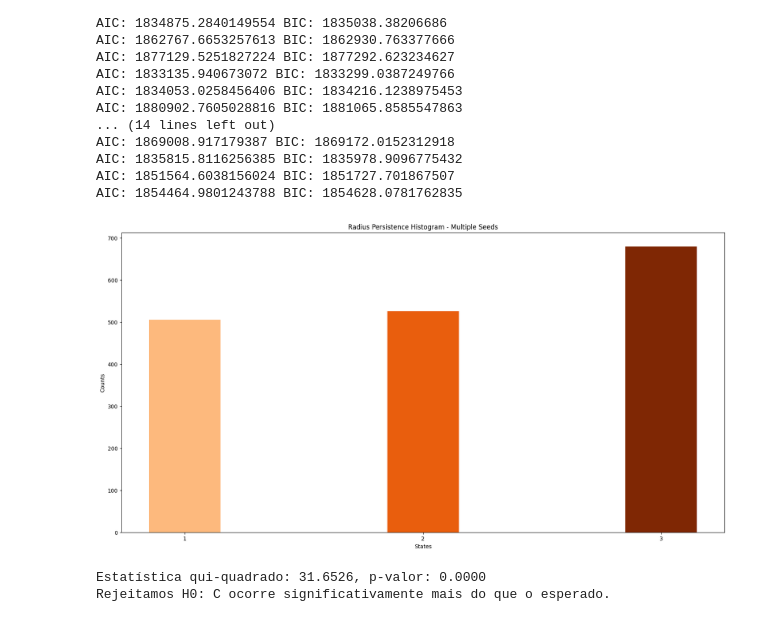
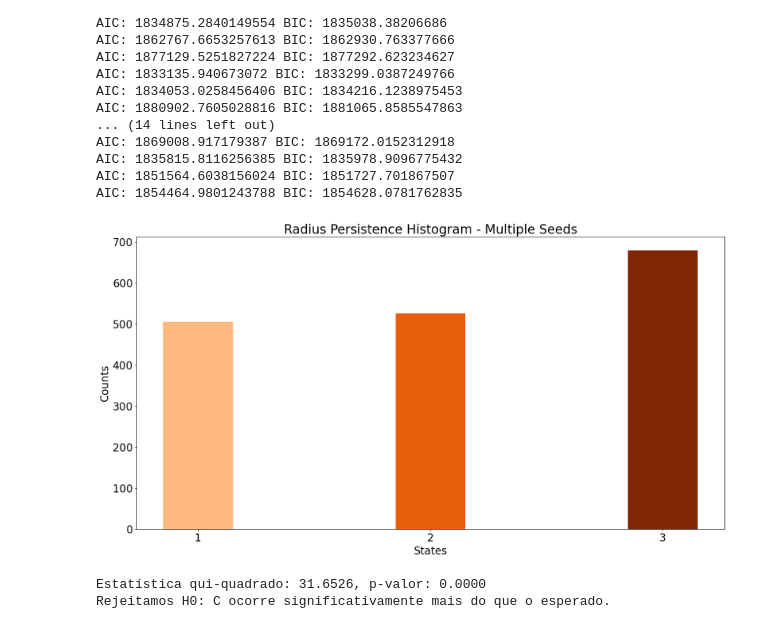
Before and after one commit to RL2-SP3/LISSA, a Jupyter notebook: examples/medianTest_direto.ipynb, the cells around one changed output. Cells and saved outputs as stored; diff of their text form; code cells hidden in the pictures.

```diff
--- a/examples/medianTest_direto.ipynb
+++ b/examples/medianTest_direto.ipynb
@@ -111,17 +113,18 @@ cmap = plt.get_cmap('Oranges', 4)
 # %%
 
 plt.figure(figsize=(20,10))
 
+plt.rcParams["font.size"] = 20
 states,counts = np.unique(medianListR,return_counts=True)
 
 plt.bar(states,counts,width=0.3, color=[cmap(i) for i in range(1,cmap.N)])
 plt.xticks(states,np.int64(states))
 plt.ylabel("Counts")
 plt.xlabel("States")
 plt.title("Radius Persistence Histogram - Multiple Seeds")
 plt.savefig("../imagens_gerais/multiple_seeds_radius_histogram.jpg")
 # %% [output]
-[figure, old version]
+[figure, new version]
 # %%
 # plt.figure(figsize=(7,5))
 # plt.hist(medianListV)
```
Also changed, not shown: parts of 1 cell of this notebook, 2 other files.
